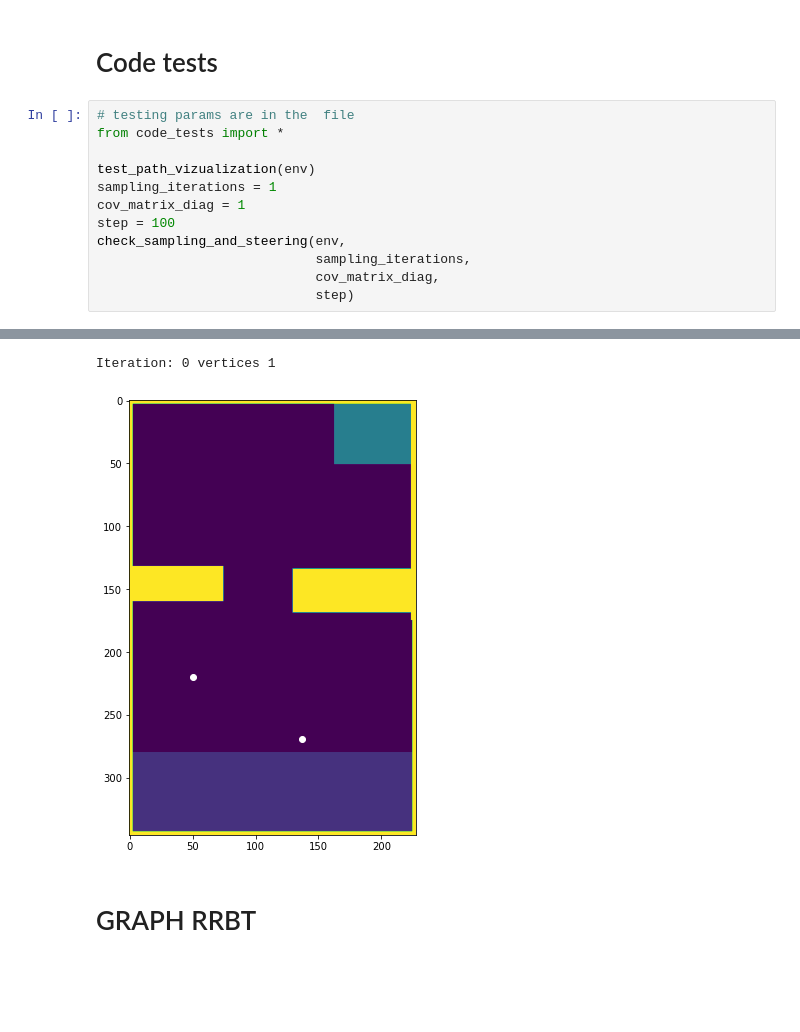
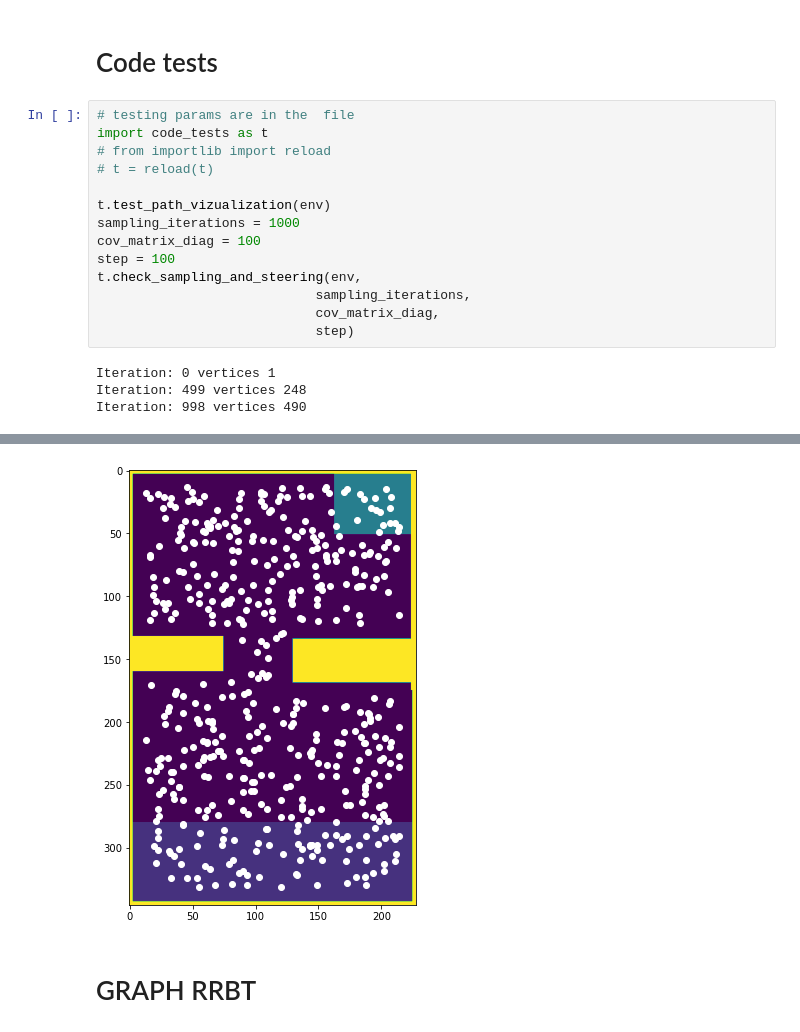
Before and after one commit to KaziiBotashev/RRBT, a Jupyter notebook: RRBT.ipynb, the cells around one changed output, grey strips where cells are left out. Drawn from its saved outputs; the diff is of its cells as text; blank space fills up the shorter version.

```diff
--- a/RRBT.ipynb
+++ b/RRBT.ipynb
@@ -20,14 +21,19 @@ obj = data_new['obj']
 # Code tests
 # %%
 # testing params are in the  file
-from code_tests import *
+import code_tests as t
+# from importlib import reload
+# t = reload(t)
 
-test_path_vizualization(env)
-sampling_iterations = 1
-cov_matrix_diag = 1
+t.test_path_vizualization(env)
+sampling_iterations = 1000
+cov_matrix_diag = 100
 step = 100
-check_sampling_and_steering(env,
+t.check_sampling_and_steering(env,
                             sampling_iterations,
                             cov_matrix_diag,
                             step)
 # %% [output]
+Iteration: 0 vertices 1
+Iteration: 499 vertices 248
+Iteration: 998 vertices 490
@@ -35,5 +41,4 @@ check_sampling_and_steering(env,
-Iteration: 0 vertices 1
-[figure, old version]
+[figure, new version]
 # %% [markdown]
 # GRAPH RRBT
 # %%
```
Also changed, not shown: parts of 8 cells of this notebook, 8 other files.
